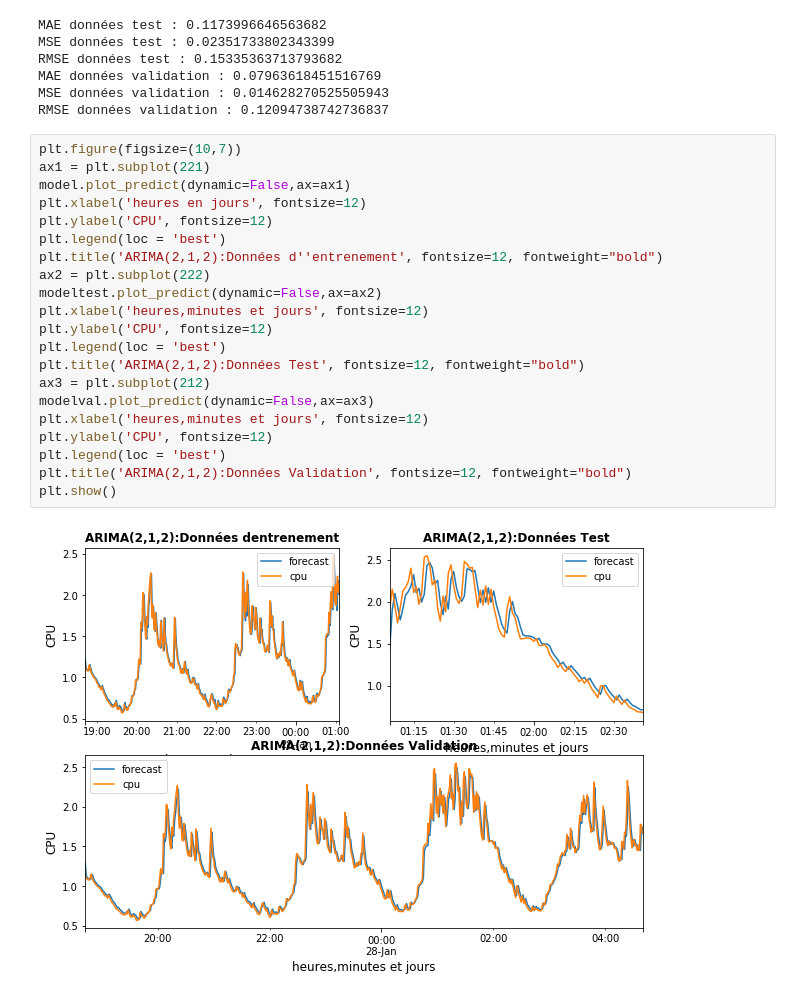
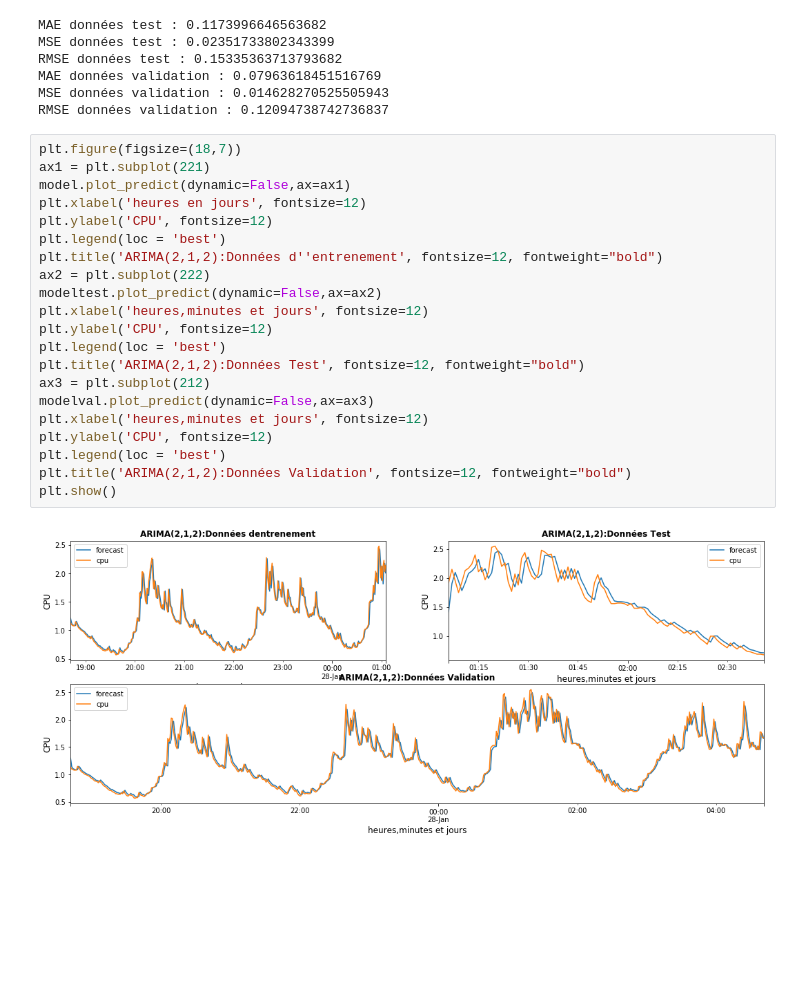
Before and after one commit to bachet1/ProjetUA332U, a Jupyter notebook: explorationDonneesModelisationArima-checkpoint.ipynb, the cells around one changed output. Cells and saved outputs as stored; diff of their text form; blank space fills up the shorter version.

```diff
--- a/explorationDonneesModelisationArima-checkpoint.ipynb
+++ b/explorationDonneesModelisationArima-checkpoint.ipynb
@@ -252,25 +268,25 @@ MAE données validation : 0.07963618451516769
 MSE données validation : 0.014628270525505943
 RMSE données validation : 0.12094738742736837
 # %%
-plt.figure(figsize=(10,7))
+plt.figure(figsize=(18,7))
 ax1 = plt.subplot(221)
 model.plot_predict(dynamic=False,ax=ax1)
 plt.xlabel('heures en jours', fontsize=12)
 plt.ylabel('CPU', fontsize=12)
 plt.legend(loc = 'best')
 plt.title('ARIMA(2,1,2):Données d''entrenement', fontsize=12, fontweight="bold")
 ax2 = plt.subplot(222)
 modeltest.plot_predict(dynamic=False,ax=ax2)
 plt.xlabel('heures,minutes et jours', fontsize=12)
 plt.ylabel('CPU', fontsize=12)
 plt.legend(loc = 'best')
 plt.title('ARIMA(2,1,2):Données Test', fontsize=12, fontweight="bold")
 ax3 = plt.subplot(212)
 modelval.plot_predict(dynamic=False,ax=ax3)
 plt.xlabel('heures,minutes et jours', fontsize=12)
 plt.ylabel('CPU', fontsize=12)
 plt.legend(loc = 'best')
 plt.title('ARIMA(2,1,2):Données Validation', fontsize=12, fontweight="bold")
 plt.show()
 # %% [output]
-[figure, old version]
+[figure, new version]
```
Also changed, not shown: parts of 6 cells of this notebook.
